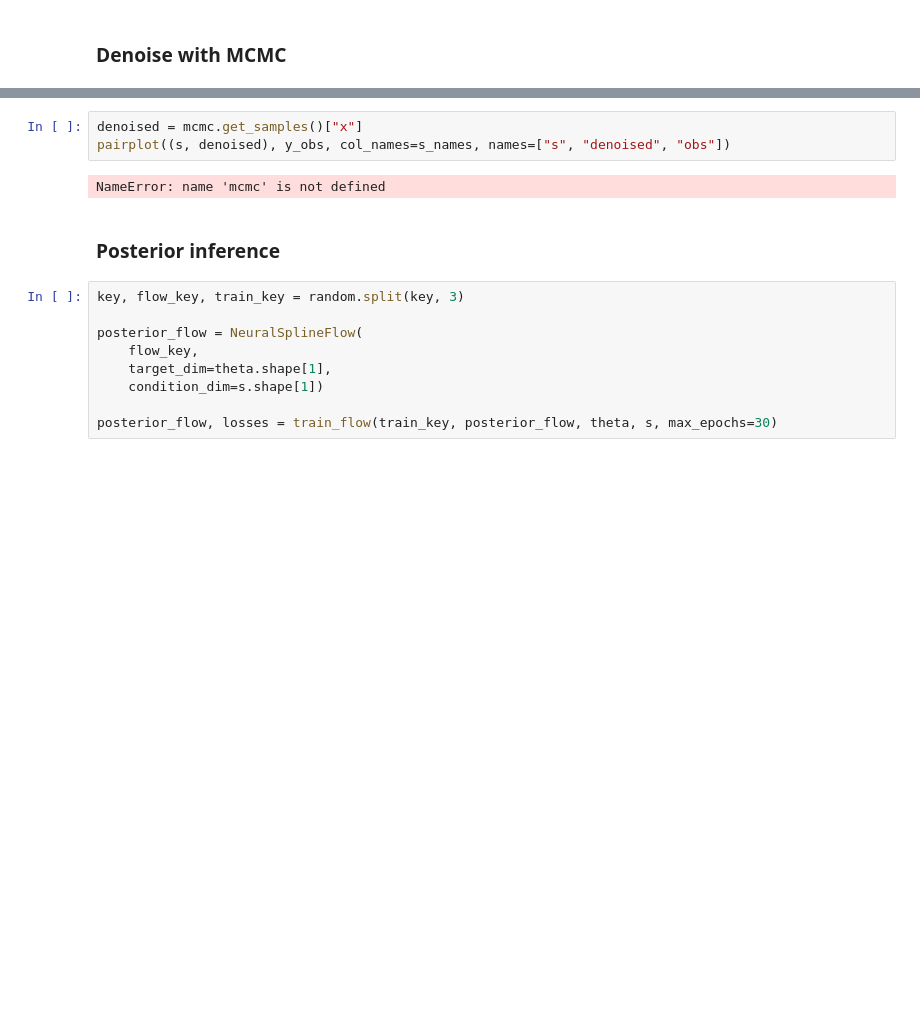
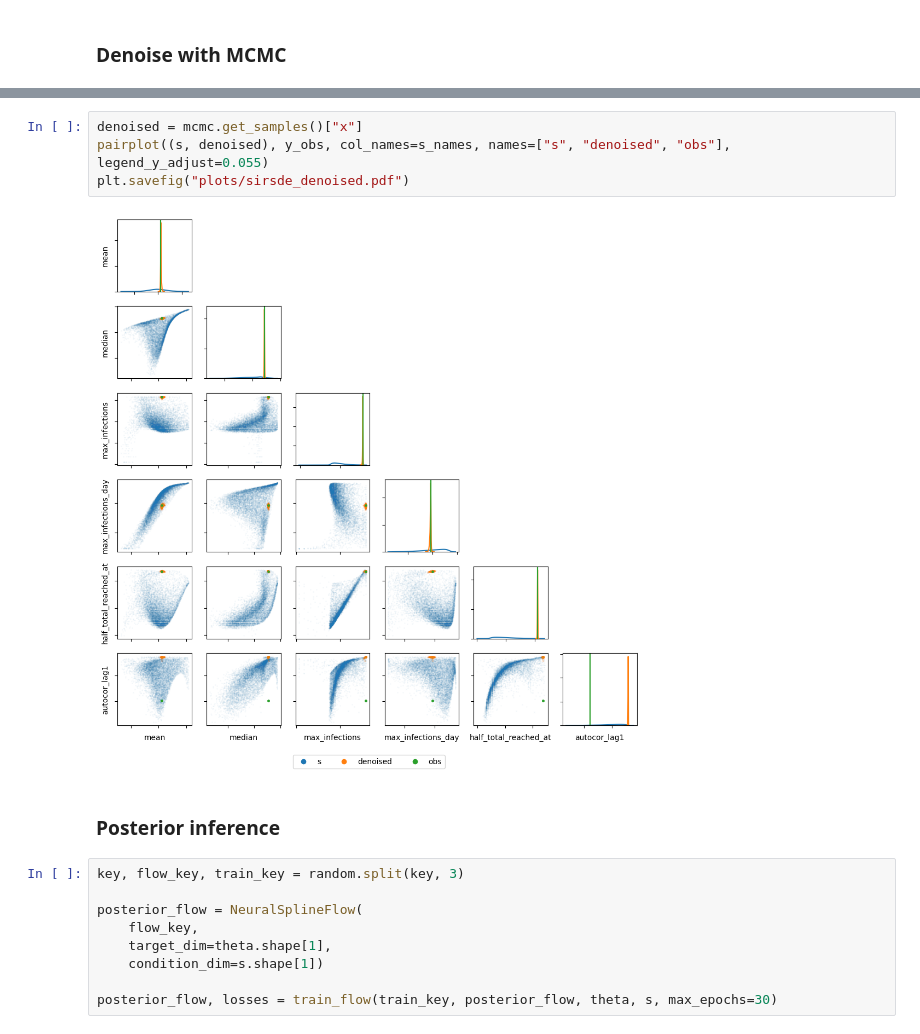
Before and after one commit to danielward27/rnpe, a Jupyter notebook: examples/sirsde.ipynb, the cells around one changed output, grey strips where cells are left out. Saved outputs shown, nothing was run; the diff lists cells and outputs as text; blank space fills up the shorter version.

```diff
--- a/examples/sirsde.ipynb
+++ b/examples/sirsde.ipynb
@@ -201,8 +189,9 @@ for sample_name, sample in mcmc.get_samples().items():
 # %%
 denoised = mcmc.get_samples()["x"]
-pairplot((s, denoised), y_obs, col_names=s_names, names=["s", "denoised", "obs"])
+pairplot((s, denoised), y_obs, col_names=s_names, names=["s", "denoised", "obs"], legend_y_adjust=0.055)
+plt.savefig("plots/sirsde_denoised.pdf")
 # %% [output]
-NameError: name 'mcmc' is not defined
+[figure, added]
 # %% [markdown]
 ### Posterior inference
 # %%
```
Also changed, not shown: parts of 10 cells of this notebook, 5 other files.
